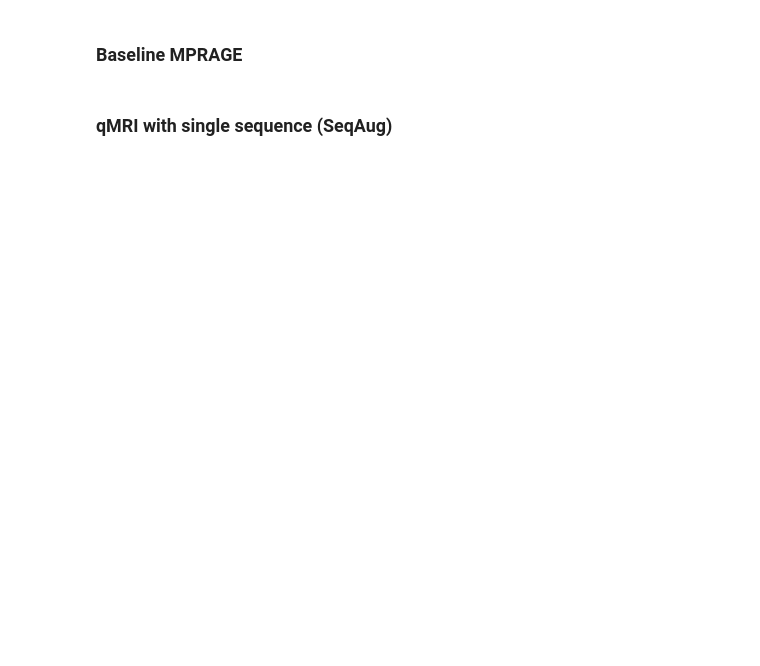
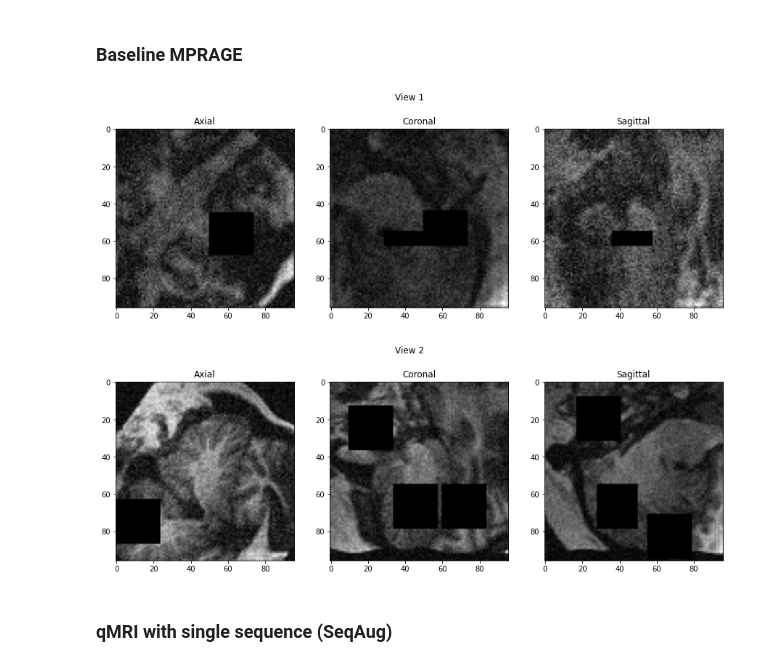
Before and after one commit to liamchalcroft/contrast-squared, a Jupyter notebook: src/data_demo.ipynb, the cells around one changed output. Drawn from its saved outputs; the diff is of its cells as text; code cells hidden in the pictures; blank space fills up the shorter version.

```diff
--- a/src/data_demo.ipynb
+++ b/src/data_demo.ipynb
@@ -53,13 +71,15 @@ def show_3d_slices(img, title=""):
 # %%
 train_loader, _ = get_mprage_loader(
     batch_size=1,
     device="cpu",
     lowres=False,
-    same_contrast=True
 )
 sample = next(iter(train_loader))
 show_3d_slices(sample["image1"][0,0].numpy(), "View 1")
 show_3d_slices(sample["image2"][0,0].numpy(), "View 2")
+# %% [output]
+[figure, added]
+[figure, added]
 # %% [markdown]
 ### qMRI with single sequence (**SeqAug**)
 # %%
```
Also changed, not shown: parts of 3 cells of this notebook.
